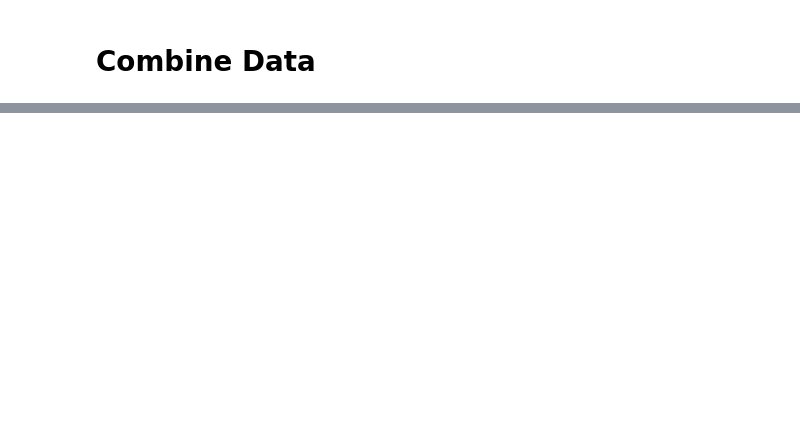
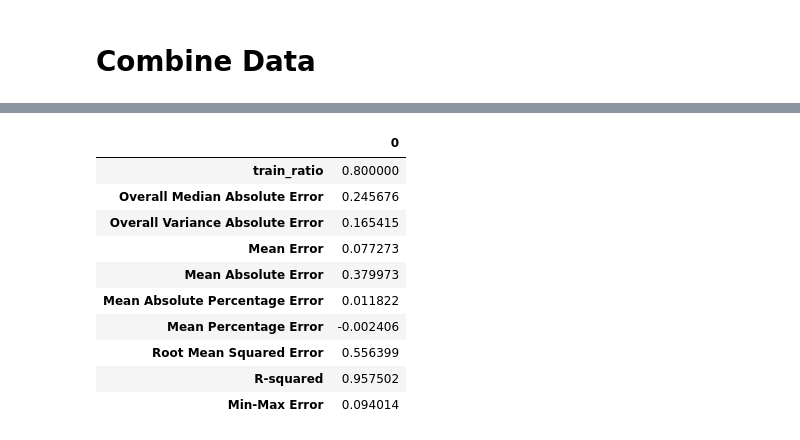
Before and after one commit to rheza-bitwyre/local-share-2, a Jupyter notebook: 06_trades_and_orderbooks/03_explore_ob_and_aggtrades.ipynb, the cells around one changed output, grey strips where cells are left out. Cells and saved outputs as stored; diff of their text form; code cells hidden in the pictures; blank space fills up the shorter version.

```diff
--- a/06_trades_and_orderbooks/03_explore_ob_and_aggtrades.ipynb
+++ b/06_trades_and_orderbooks/03_explore_ob_and_aggtrades.ipynb
@@ -50,0 +225,14 @@ df_at
+# %%
+results_df.T
+# %% [output]
+|  | 0 |
+| train_ratio | 0.800000 |
+| Overall Median Absolute Error | 0.245676 |
+| Overall Variance Absolute Error | 0.165415 |
+| Mean Error | 0.077273 |
+| Mean Absolute Error | 0.379973 |
+| Mean Absolute Percentage Error | 0.011822 |
+| Mean Percentage Error | -0.002406 |
+| Root Mean Squared Error | 0.556399 |
+| R-squared | 0.957502 |
+| Min-Max Error | 0.094014 |
```
Also changed, not shown: parts of 6 cells of this notebook, 4 other files.
